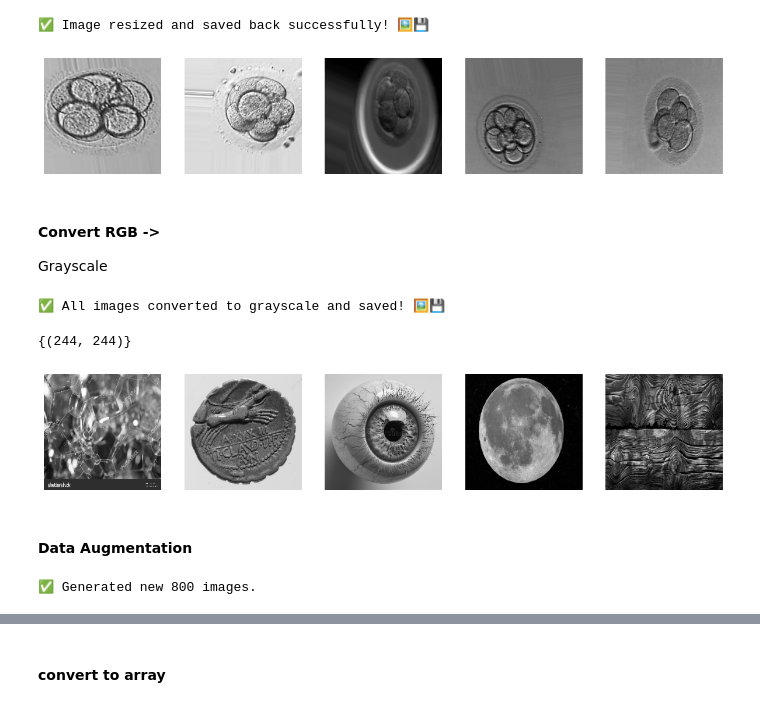
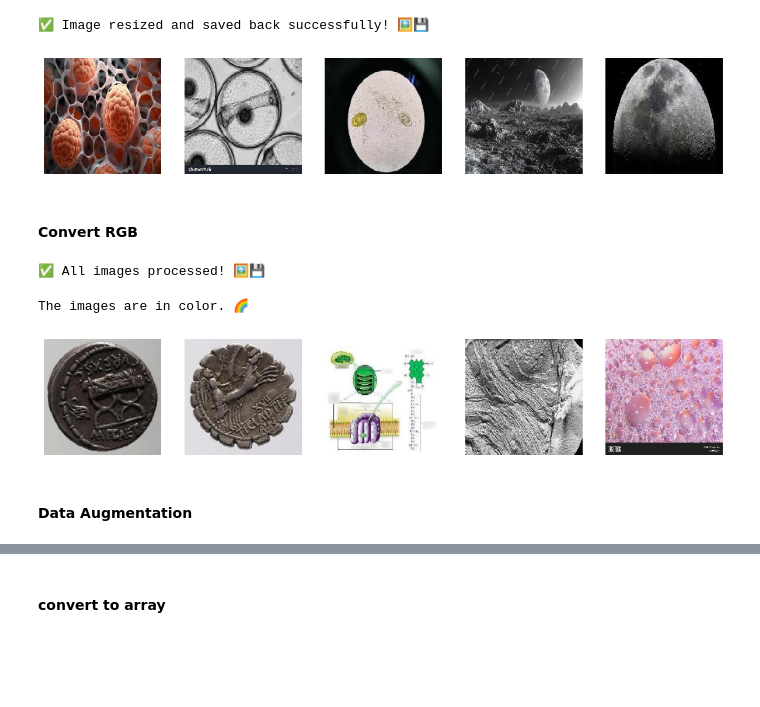
Before and after one commit to revanth-kumar-01-ai/360DigitMG-Training-Phase, a Jupyter notebook: Embryo-Project-Deeplearning/research/02.Data_Preprocessing.ipynb, the cells around one changed output, grey strips where cells are left out. Drawn from its saved outputs; the diff is of its cells as text; code cells hidden in the pictures; blank space fills up the shorter version.

```diff
--- a/Embryo-Project-Deeplearning/research/02.Data_Preprocessing.ipynb
+++ b/Embryo-Project-Deeplearning/research/02.Data_Preprocessing.ipynb
@@ -135,76 +137,66 @@ print("✅ Image resized and saved back successfully! 🖼️💾")
 # %% [output]
 ✅ Image resized and saved back successfully! 🖼️💾
 # %%
-ImagePrePreprocessingData.visualImagesRandomly(dataPath,  "8-cell Grade A")
+ImagePrePreprocessingData.visualImagesRandomly(dataPath,  "Error images")
 # %% [output]
-[figure, old version]
+[figure, new version]
 # %% [markdown]
-#### Convert RGB ->
- Grayscale
+#### Convert RGB
 # %%
+import os
+from PIL import Image
+
 for folder in os.listdir(dataPath):
     if folder:
         for folderPath in os.listdir(os.path.join(dataPath, folder)):
 
-            # image path
+            # Image path
             img_path = os.path.join(dataPath, folder, folderPath)
 
-            # open the image using pillow lib
+            # Open the image using Pillow
             img = Image.open(img_path)
 
-            # Convert to Grayscale
-            gray_img = img.convert("L")
+            # Check if the image is grayscale (L mode) or RGB (3 channels)
+            if img.mode == "L":  # If grayscale
+                # Convert grayscale to RGB
+                rgb_img = img.convert("RGB")
+                rgb_img.save(img_path)
+                print(f"Converted {img_path} to RGB")
 
-            # existing path
-            gray_img.save(img_path)
-
-print("✅ All images converted to grayscale and saved! 🖼️💾")
+print("✅ All images processed! 🖼️💾")
 # %% [output]
-✅ All images converted to grayscale and saved! 🖼️💾
+✅ All images processed! 🖼️💾
 # %%
-# Ensure all of then gray scale image
+# Ensure all of then RGB image
 
-shapeData = []
+flag = 0
 
 for folder in os.listdir(dataPath):
     if folder:
         for folderPath in os.listdir(os.path.join(dataPath, folder)):
 
-            # image path
+            # Image path
             img_path = os.path.join(dataPath, folder, folderPath)
 
-            # open the image using pillow lib
+            # Open the image using Pillow
             img = Image.open(img_path)
 
-            # Convert to Grayscale
-            img_array = np.array(img)
+            # Check if the image is grayscale (mode "L")
+            if img.mode == "L":
+                flag = 1
 
-            # Check if the shape matches (244, 244, 3)
-            if img_array.shape == (244, 244, 3):
-                print(img_path)
-
-            shapeData.append(img_array.shape)
-
-set(shapeData)
+# After processing all images, check if any grayscale image was found
+if flag == 0:
+    print("The images are in color. 🌈")
+else:
+    print("Converted grayscale image(s) to RGB. 🖼️✅")
 # %% [output]
-{(244, 244)}
+The images are in color. 🌈
 # %%
 # visual the image randomly
 
-ImagePrePreprocessingData.visualImagesRandomly(dataPath,  "Error Images")
+ImagePrePreprocessingData.visualImagesRandomly(dataPath,  "Error images")
 # %% [output]
-[figure, old version]
+[figure, new version]
 # %% [markdown]
 #### Data Augmentation
-# %%
-# 8 cell augmentation A
-
-# target image count
-target_count = 800
-
-# existing image count
-image_count = len(os.listdir('../artifacts/data_ingestion/Embryo_Master_Folder/8-cell Grade A/'))
-
-ImagePrePreprocessingData.generateAugmentation('../artifacts/data_ingestion/Embryo_Master_Folder/8-cell Grade A/', target = target_count)
-# %% [output]
-✅ Generated new 800 images.
```
Also changed, not shown: parts of 36 cells of this notebook, 53 other files.
